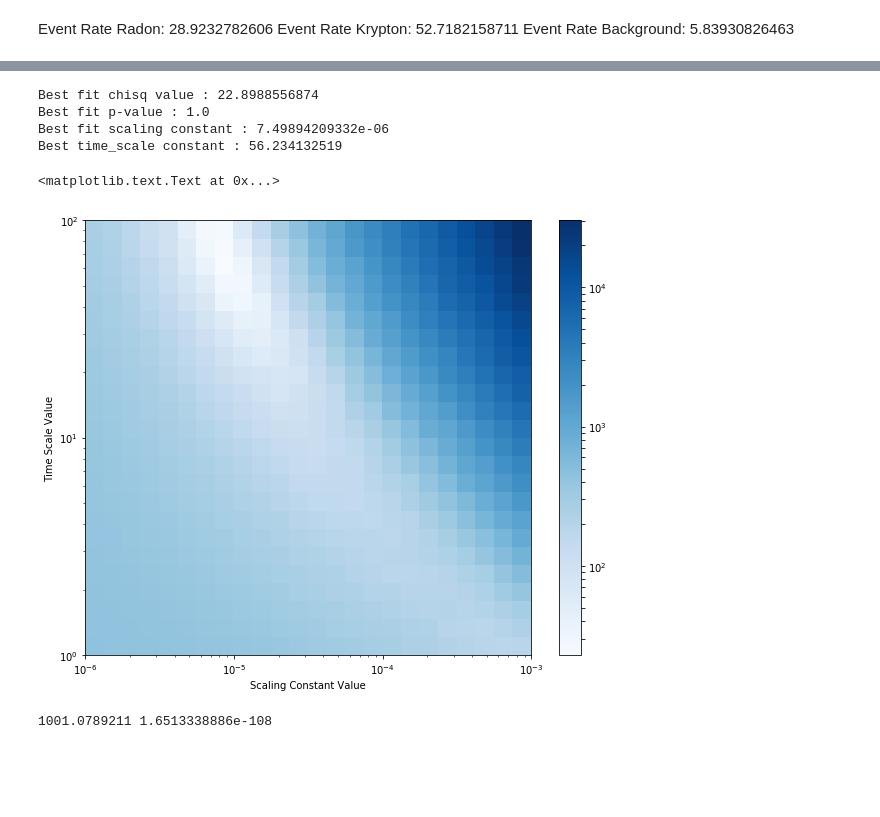
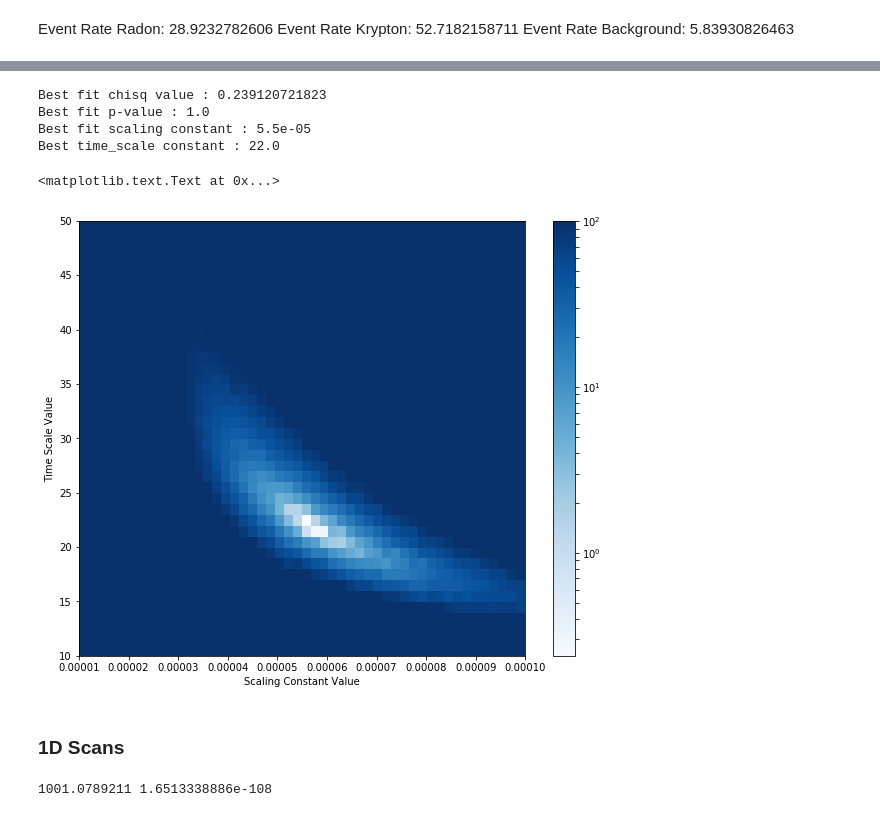
Before and after one commit to jpienaar13/SingleElectrons, a Jupyter notebook: 08_ToyMC_for_SErates.ipynb, the cells around one changed output, grey strips where cells are left out. Drawn from its saved outputs; the diff is of its cells as text; code cells hidden in the pictures; blank space fills up the shorter version.

Commit message:
Update with MC Fitting Scan Scripts

```diff
--- a/08_ToyMC_for_SErates.ipynb
+++ b/08_ToyMC_for_SErates.ipynb
@@ -24,0 +129,4 @@ def get_file_list(path, pattern, remove_string='', remove_path=True):
+# %%
+dict_source_sr0={'Radon' : dicts_datasets_rn, 'Background' : dicts_datasets_bkg, 'Krypton': dicts_datasets_kr,}
+for source, dict_data in dict_source_sr1.items():
+    print(source, len(dict_data))
@@ -65,8 +179,9 @@ for dataset in tqdm(datasets):
     with open(simpath+dataset, 'rb') as handle:
         data_temp = pickle.load(handle)
         try:
-            data_temp['version']
-            processed_list.append(dataset)
+            version=data_temp['version']
+            if version == '2.0':
+                processed_list.append(dataset)
         except KeyError:
             continue
 print("Found %i processed files " %len(processed_list))
@@ -363,30 +478,33 @@ def se_histogram(event_rate, # Number of events assumed to occur within 1s
 # %%
 fig = plt.figure(figsize=(10, 6))
 
-waveforms = 1000
+waveforms = 10000
 time_bins = 200
 window_length=100
 
+dict_mc_known={}
 for source, hist_dict in sampling_dict.items():
 
     x_bins = [0]*time_bins
     y_bins = [0]*time_bins
 
     source_rate = hist_dict['event_rate']
+    print(source_rate)
 
     event_rate = source_rate*window_length/1000 #Event rate in s, window length in ms
 
     for sim in tqdm(range(waveforms)):
         dt_bin_centers, se_rate = se_histogram(event_rate = event_rate,
                                                background_rate=0,
-                                               time_scale = 10,
-                                               scaling_constant = 0.0001,
+                                               time_scale = 21.5,
+                                               scaling_constant = 5.623e-05,
 
                                                source = source,
                                                time_bins=time_bins,
                                                window_length = window_length)
         y_bins += se_rate
     x_bins = dt_bin_centers
+    dict_mc_known[source]=y_bins/waveforms
     plt.plot(x_bins, y_bins/waveforms, label=source)
 plt.ylabel("Peak Rate [ms$^{-1}$]")
 plt.xlabel("Time [ms]")
@@ -465,21 +586,24 @@ Event Rate Krypton: 52.7182158711
 Event Rate Background: 5.83930826463
 # %%
 #Store fit values for parameter being scanned
-scaling_constant_values=np.logspace(-6, -3, 25)
-time_scale_values=np.logspace(0, 2, 25)
+scaling_constant_values=np.linspace(1*10**-5, 1*10**-4, 51)
+time_scale_values=np.linspace(10, 50, 41)
 fit_values=[]
 p_values=[]
 
 #Settings for ToyMC for other parameters
 time_bins=200 #Needed to match data
 window_length=100 #Needed to match data
-source='Background'
-source_rate = 5.839
+source='Krypton'
+source_rate = sampling_dict[source]['event_rate']
 #source_rate = sampling_dict[source]['event_rate']
-background_rate=1
+background_rate=0
 
 #Rate from Data
-rate_obs = data_hists_dict[source]['rate']
+#rate_obs = data_hists_dict[source]['rate']
+
+#Match to MC Itself,
+rate_obs = dict_mc_known[source]
 
 for  scaling_constant in tqdm(scaling_constant_values):
     temp_array=[]
@@ -502,7 +626,7 @@ for  scaling_constant in tqdm(scaling_constant_values):
             y_bins += se_rate/waveforms
         rate_exp = y_bins
 
-        fit_value, fit_probability = scipy.stats.chisquare(rate_obs[4:], rate_exp[4:])
+        fit_value, fit_probability = scipy.stats.chisquare(rate_obs[9:198], rate_exp[9:198])
         temp_array = np.append(temp_array, fit_value)
         temp_p_array = np.append(temp_p_array, fit_probability)
     fit_values.append(temp_array)
@@ -556,25 +673,27 @@ Best time_scale constant : 31.6227766017
 # %%
 #Background
 fig = plt.figure(figsize=(10, 8))
 plt.set_cmap("Blues")
-plt.pcolormesh(scaling_constant_values, time_scale_values, fit_values.T, norm=LogNorm())
+plt.pcolormesh(scaling_constant_values, time_scale_values, fit_values.T, norm=LogNorm(), vmax=10**2)
 i_min = np.unravel_index(fit_values.argmin(), fit_values.shape)
 print("Best fit chisq value :",  fit_values[i_min[0]][i_min[1]])
 print("Best fit p-value :",  p_values[i_min[0]][i_min[1]])
 print("Best fit scaling constant :",  scaling_constant_values[i_min[0]])
 print("Best time_scale constant :",  time_scale_values[i_min[1]])
 plt.colorbar()
-plt.yscale('log')
-plt.xscale('log')
+#plt.yscale('log')
+#plt.xscale('log')
 plt.xlabel("Scaling Constant Value")
 plt.ylabel("Time Scale Value")
 # %% [output]
-Best fit chisq value : 22.8988556874
+Best fit chisq value : 0.239120721823
 Best fit p-value : 1.0
-Best fit scaling constant : 7.49894209332e-06
-Best time_scale constant : 56.234132519
+Best fit scaling constant : 5.5e-05
+Best time_scale constant : 22.0
 <matplotlib.text.Text at 0x...>
-[figure, old version]
+[figure, new version]
+# %% [markdown]
+### 1D Scans
 # %%
 #Rate from Data
 rate_obs = data_hists_dict['Background']['rate']
```
Also changed, not shown: parts of 22 cells of this notebook, 7 other files.
